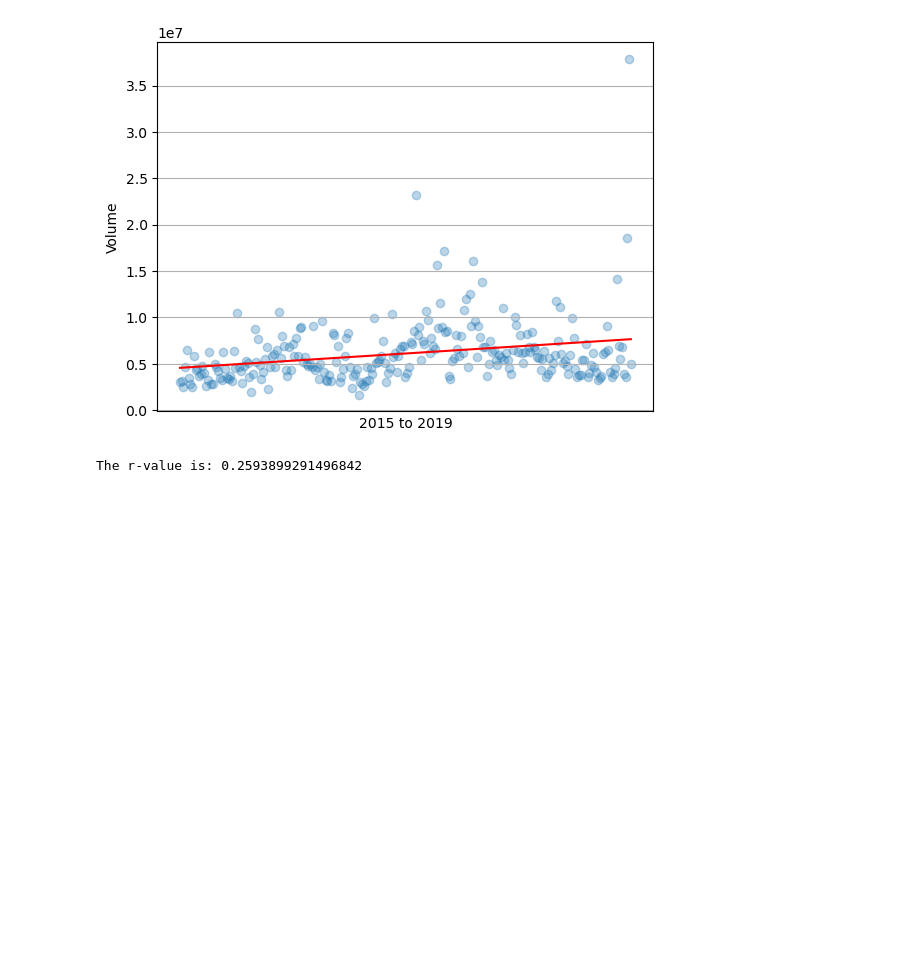
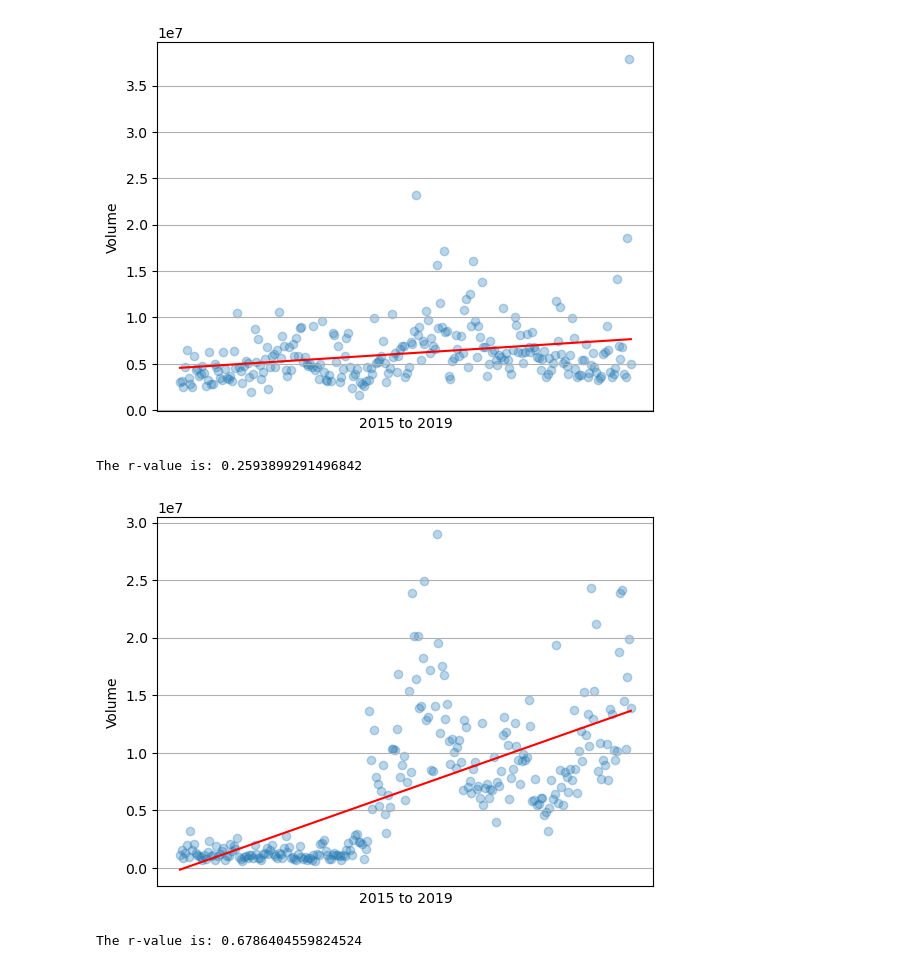
Before and after one commit to pathfindereleven/StockMkt_Analysis, a Jupyter notebook: combo #5.ipynb, the cells around one changed output. Saved outputs shown, nothing was run; the diff lists cells and outputs as text; code cells hidden in the pictures; blank space fills up the shorter version.

```diff
--- a/combo #5.ipynb
+++ b/combo #5.ipynb
@@ -122,3 +124,8 @@ precovid(precovid_lyv['Date'], precovid_lyv['Volume'])
 # %% [output]
 [figure]
 The r-value is: 0.2593899291496842
+# %%
+precovid(precovid_amc['Date'], precovid_amc['Volume'])
+# %% [output]
+[figure, added]
+The r-value is: 0.6786404559824524
```
Also changed, not shown: parts of 16 cells of this notebook.
